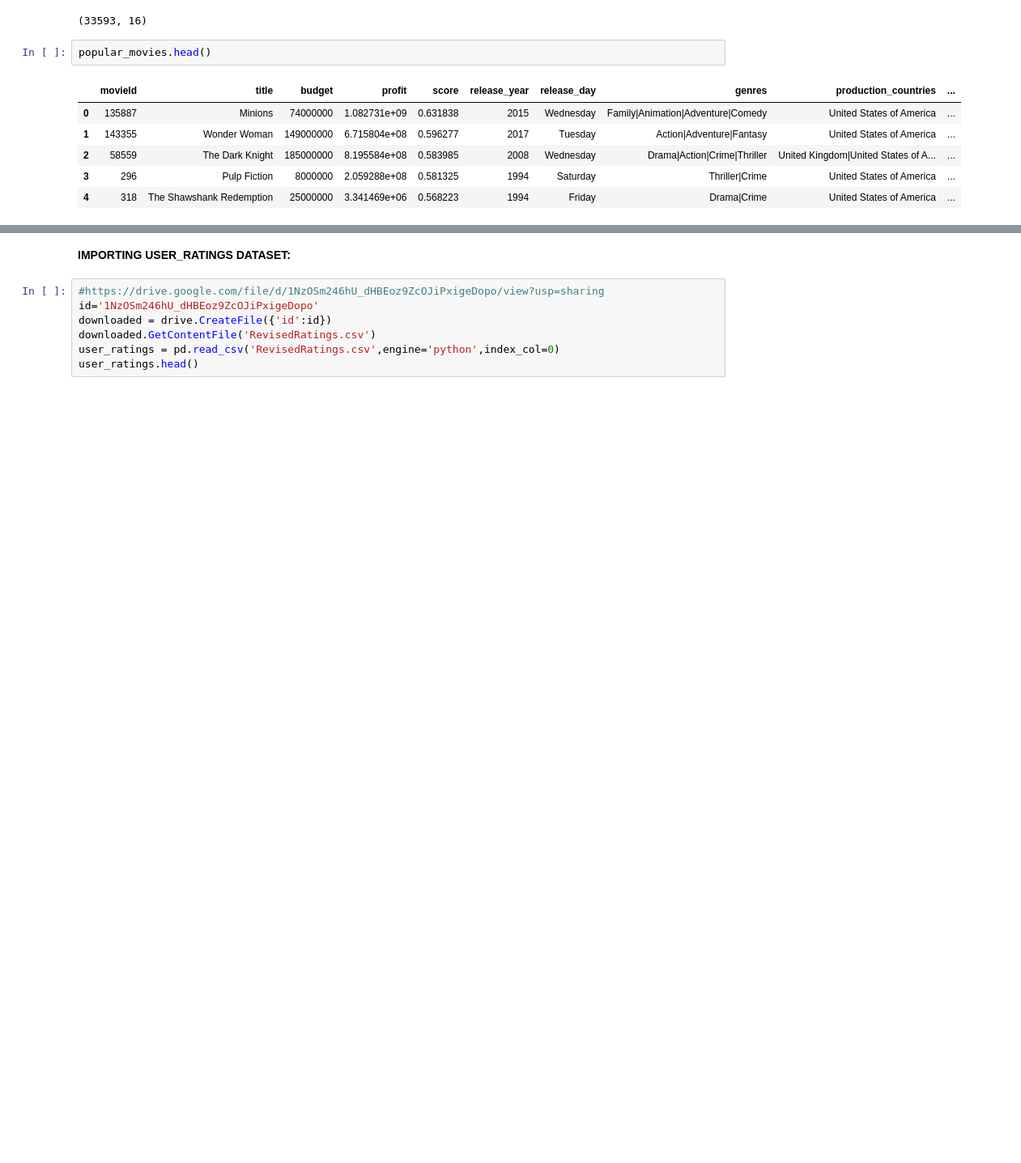
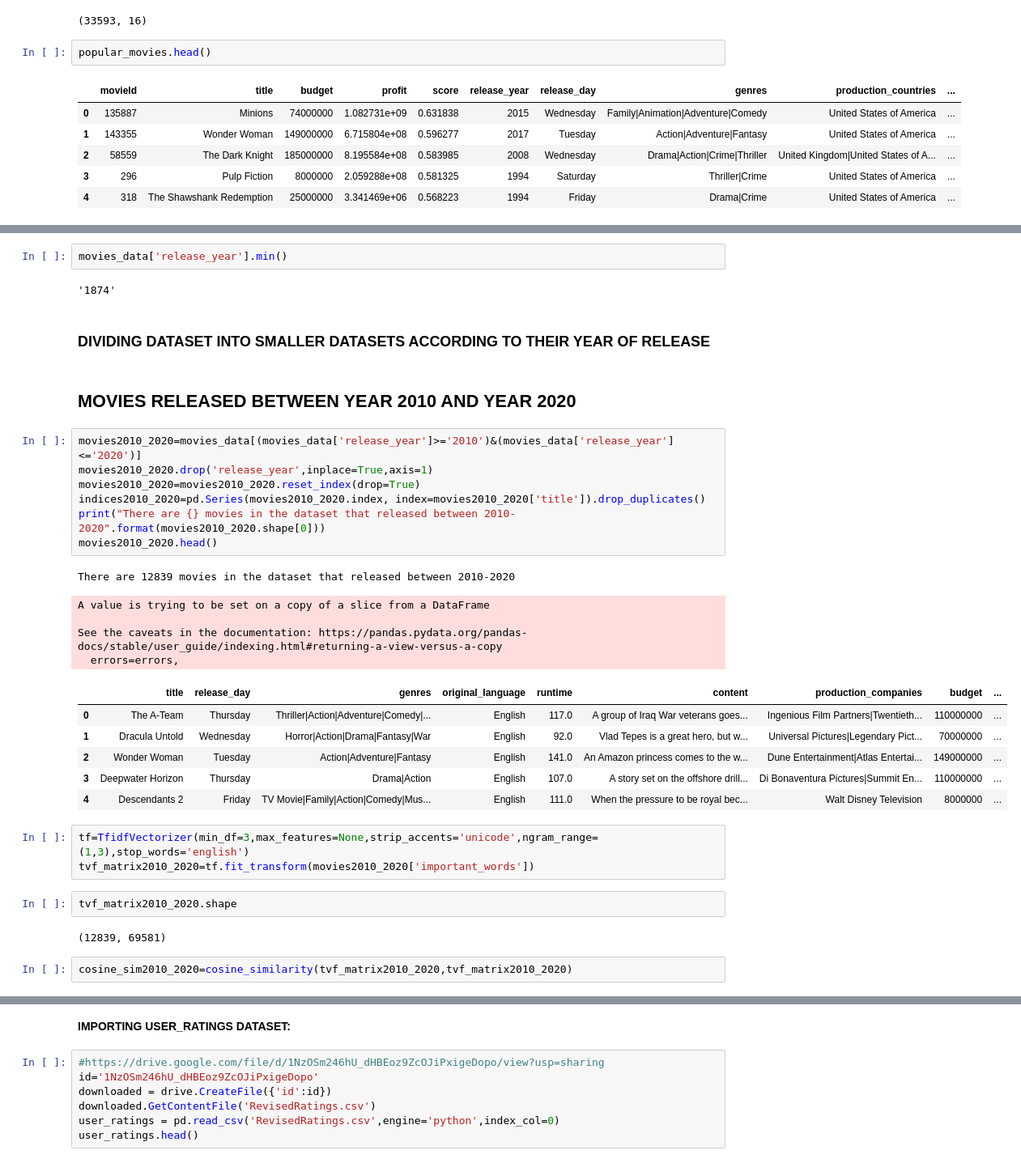
Before and after one commit to disha2sinha/Movie-Recommendation-System, a Jupyter notebook: Recommendation_System.ipynb, the cells around one changed output, grey strips where cells are left out. Shown at 81% size. Drawn from its saved outputs; the diff is of its cells as text; blank space fills up the shorter version.

```diff
--- a/Recommendation_System.ipynb
+++ b/Recommendation_System.ipynb
@@ -188,0 +222,36 @@ popular_movies.head()
+# %%
+movies_data['release_year'].min()
+# %% [output]
+'1874'
+# %% [markdown]
+### **DIVIDING DATASET INTO SMALLER DATASETS ACCORDING TO THEIR YEAR OF RELEASE**
+# %% [markdown]
+## **MOVIES RELEASED BETWEEN YEAR 2010 AND YEAR 2020**
+# %%
+movies2010_2020=movies_data[(movies_data['release_year']>='2010')&(movies_data['release_year']<='2020')]
+movies2010_2020.drop('release_year',inplace=True,axis=1)
+movies2010_2020=movies2010_2020.reset_index(drop=True)
+indices2010_2020=pd.Series(movies2010_2020.index, index=movies2010_2020['title']).drop_duplicates()
+print("There are {} movies in the dataset that released between 2010-2020".format(movies2010_2020.shape[0]))
+movies2010_2020.head()
+# %% [output]
+There are 12839 movies in the dataset that released between 2010-2020
+A value is trying to be set on a copy of a slice from a DataFrame
+
+See the caveats in the documentation: https://pandas.pydata.org/pandas-docs/stable/user_guide/indexing.html#returning-a-view-versus-a-copy
+  errors=errors,
+|  | title | release_day | genres | original_language | runtime | content | production_companies | budget | ... |
+| 0 | The A-Team | Thursday | Thriller|Action|Adventure|Comedy|... | English | 117.0 | A group of Iraq War veterans goes... | Ingenious Film Partners|Twentieth... | 110000000 | ... |
+| 1 | Dracula Untold | Wednesday | Horror|Action|Drama|Fantasy|War | English | 92.0 | Vlad Tepes is a great hero, but w... | Universal Pictures|Legendary Pict... | 70000000 | ... |
+| 2 | Wonder Woman | Tuesday | Action|Adventure|Fantasy | English | 141.0 | An Amazon princess comes to the w... | Dune Entertainment|Atlas Entertai... | 149000000 | ... |
+| 3 | Deepwater Horizon | Thursday | Drama|Action | English | 107.0 | A story set on the offshore drill... | Di Bonaventura Pictures|Summit En... | 110000000 | ... |
+| 4 | Descendants 2 | Friday | TV Movie|Family|Action|Comedy|Mus... | English | 111.0 | When the pressure to be royal bec... | Walt Disney Television | 8000000 | ... |
+# %%
+tf=TfidfVectorizer(min_df=3,max_features=None,strip_accents='unicode',ngram_range=(1,3),stop_words='english')
+tvf_matrix2010_2020=tf.fit_transform(movies2010_2020['important_words'])
+# %%
+tvf_matrix2010_2020.shape
+# %% [output]
+(12839, 69581)
+# %%
+cosine_sim2010_2020=cosine_similarity(tvf_matrix2010_2020,tvf_matrix2010_2020)
```
Also changed, not shown: parts of 61 cells of this notebook.
